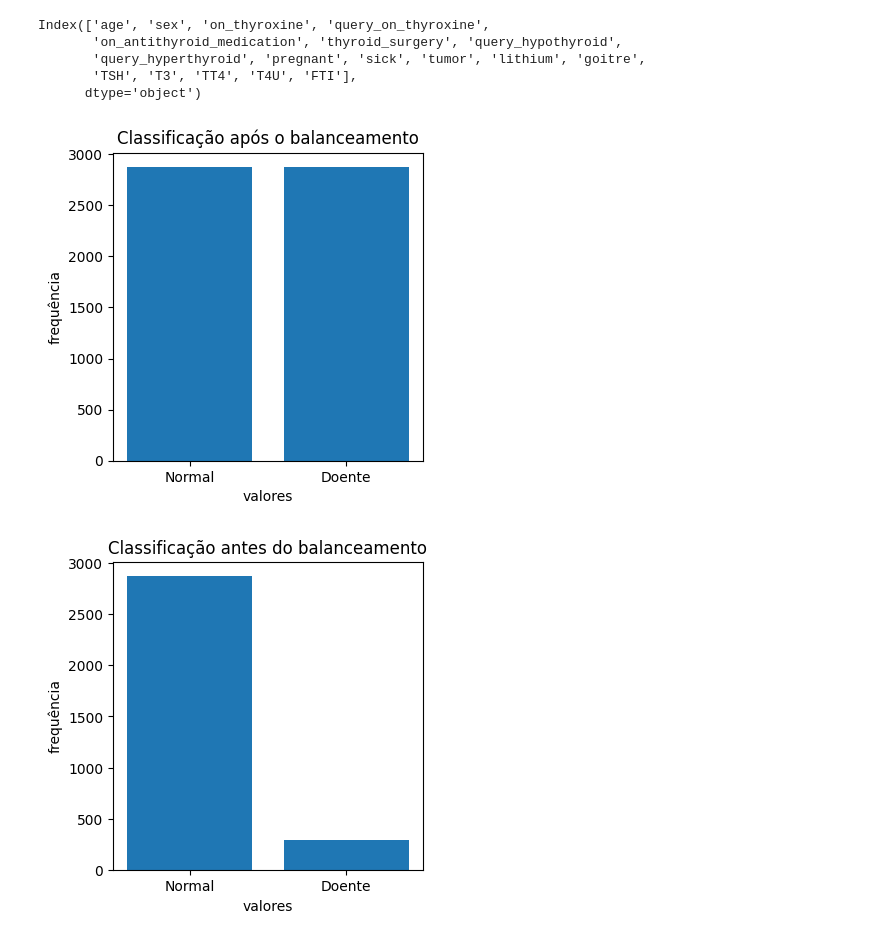
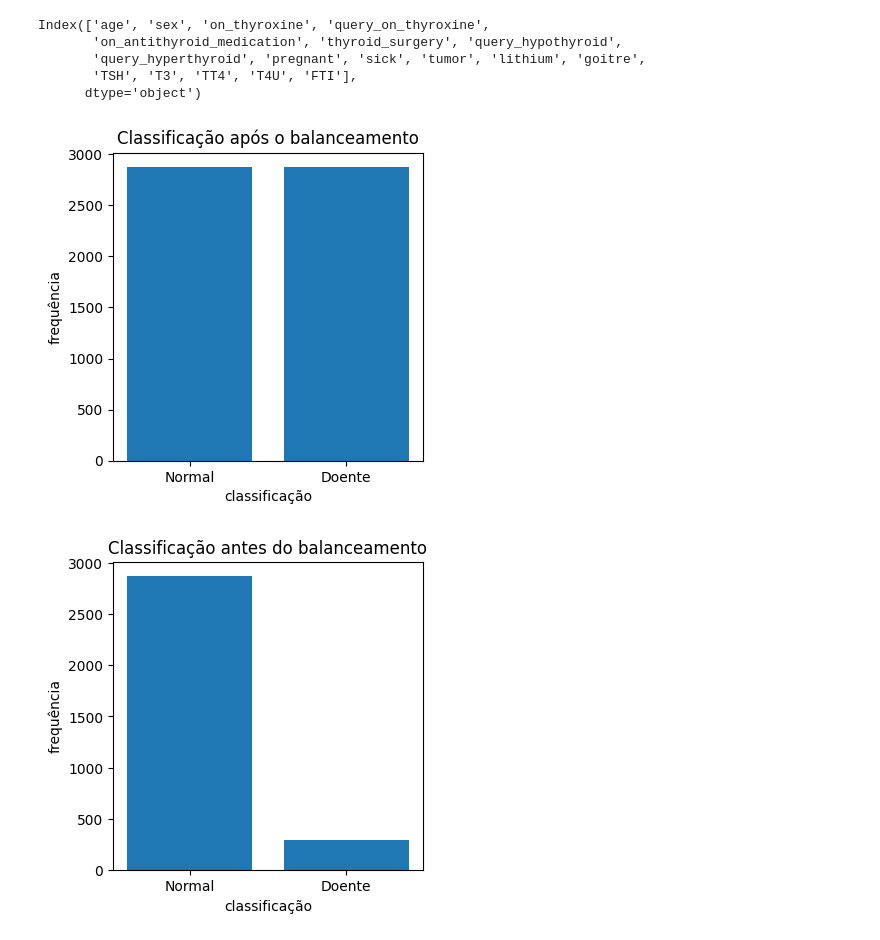
Before and after one commit to cilab-ufersa/euthyroid_sick_syndrome, a Jupyter notebook: euthyroid_sick_syndrome/CBIC23.ipynb, the cells around one changed output. Cells and saved outputs as stored; diff of their text form; code cells hidden in the pictures.

```diff
--- a/euthyroid_sick_syndrome/CBIC23.ipynb
+++ b/euthyroid_sick_syndrome/CBIC23.ipynb
@@ -412,29 +423,29 @@ Index(['age', 'sex', 'on_thyroxine', 'query_on_thyroxine',
 # %%
 dataset = pd.read_csv('/home/vinicius/UFERSA/cilab/euthyroid_sick_syndrome/euthyroid_sick_syndrome/datasets/euthyroid/euthyroid_final_features.csv')
 #Balanceando dos dados
 dataset_bal, ouput_label = balance_dataset_smote(dataset, output_label_dataset, random_state=42, k_neighbors=5)
 output_label_dataset_bal = dataset_bal['classification']
 
 output_label_dataset_des = dataset['classification']
 
 
 # Função para criar o gráfico
 def plot_grafico_barras(dados, title, check):
     labels = ['Normal', 'Doente']
     count_0 = len(dados[dados == 0])
     count_1 = len(dados[dados == 1])
     contagem = [count_0, count_1]
 
     plt.figure(figsize=(4, 4))
     plt.bar(labels, contagem)
-    plt.xlabel('valores')
+    plt.xlabel('classificação')
     plt.ylabel('frequência')
     plt.title(title)
     plt.savefig('classification_after_balance.png' if check == 1 else 'classification_before_balance.png', dpi=300)
 
 # Chamar as funções para plotar os gráficos
 plot_grafico_barras(output_label_dataset_bal, 'Classificação após o balanceamento', 1)
 plot_grafico_barras(output_label_dataset_des, 'Classificação antes do balanceamento', 0)
 # %% [output]
-[figure, old version]
+[figure, new version]
-[figure, old version]
+[figure, new version]
```
Also changed, not shown: parts of 2 cells of this notebook, 9 other files.
